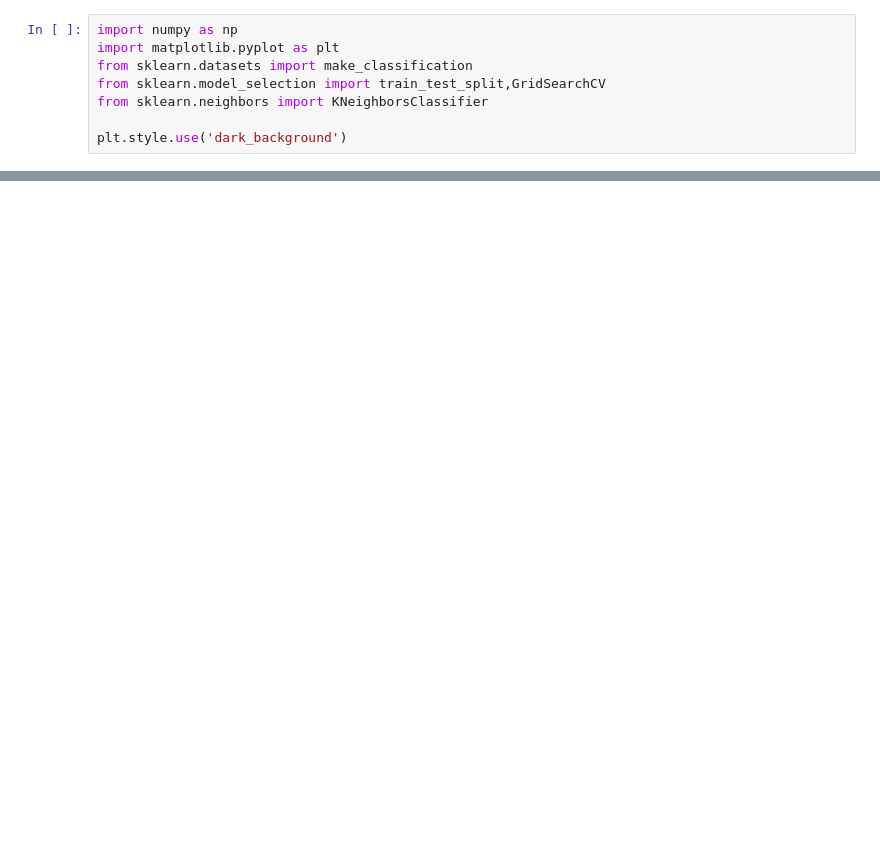
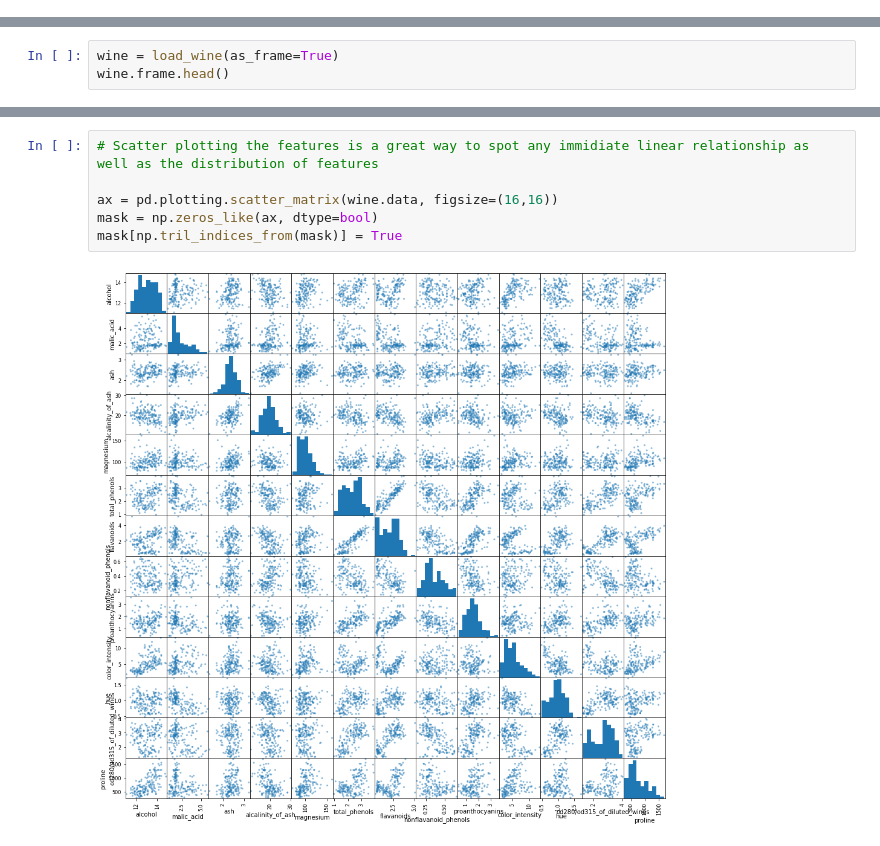
Before and after one commit to ayjabri/Regression, a Jupyter notebook: NN/Classifier.ipynb, the cells around one changed output, grey strips where cells are left out. Cells and saved outputs as stored; diff of their text form; blank space fills up the shorter version.

Commit message:
New Classifier
Beginner's notebook that compares NN to other well known classifers

```diff
--- a/NN/Classifier.ipynb
+++ b/NN/Classifier.ipynb
@@ -92,8 +0,0 @@ NameError: name 'torch' is not defined
-# %%
-import numpy as np
-import matplotlib.pyplot as plt
-from sklearn.datasets import make_classification
-from sklearn.model_selection import train_test_split,GridSearchCV
-from sklearn.neighbors import KNeighborsClassifier
-
-plt.style.use('dark_background')
@@ -163,0 +30,3 @@ plt.scatter(X_test[:,0],X_test[:,1],c=y_test,marker='x');
+# %%
+wine = load_wine(as_frame=True)
+wine.frame.head()
@@ -163,0 +54,8 @@ plt.scatter(X_test[:,0],X_test[:,1],c=y_test,marker='x');
+# %%
+# Scatter plotting the features is a great way to spot any immidiate linear relationship as well as the distribution of features
+
+ax = pd.plotting.scatter_matrix(wine.data, figsize=(16,16))
+mask = np.zeros_like(ax, dtype=bool)
+mask[np.tril_indices_from(mask)] = True
+# %% [output]
+[figure, added]
```
Also changed, not shown: parts of 40 cells of this notebook.
